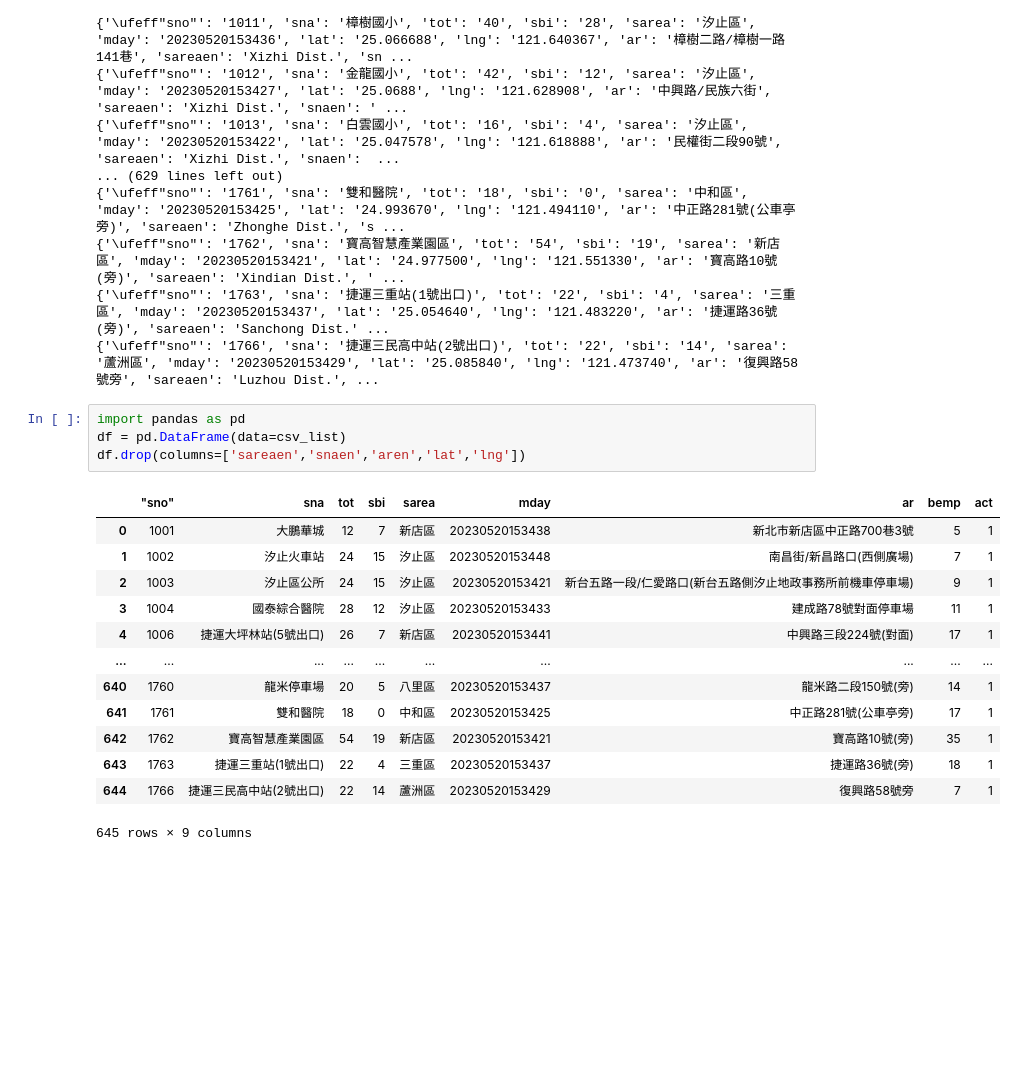
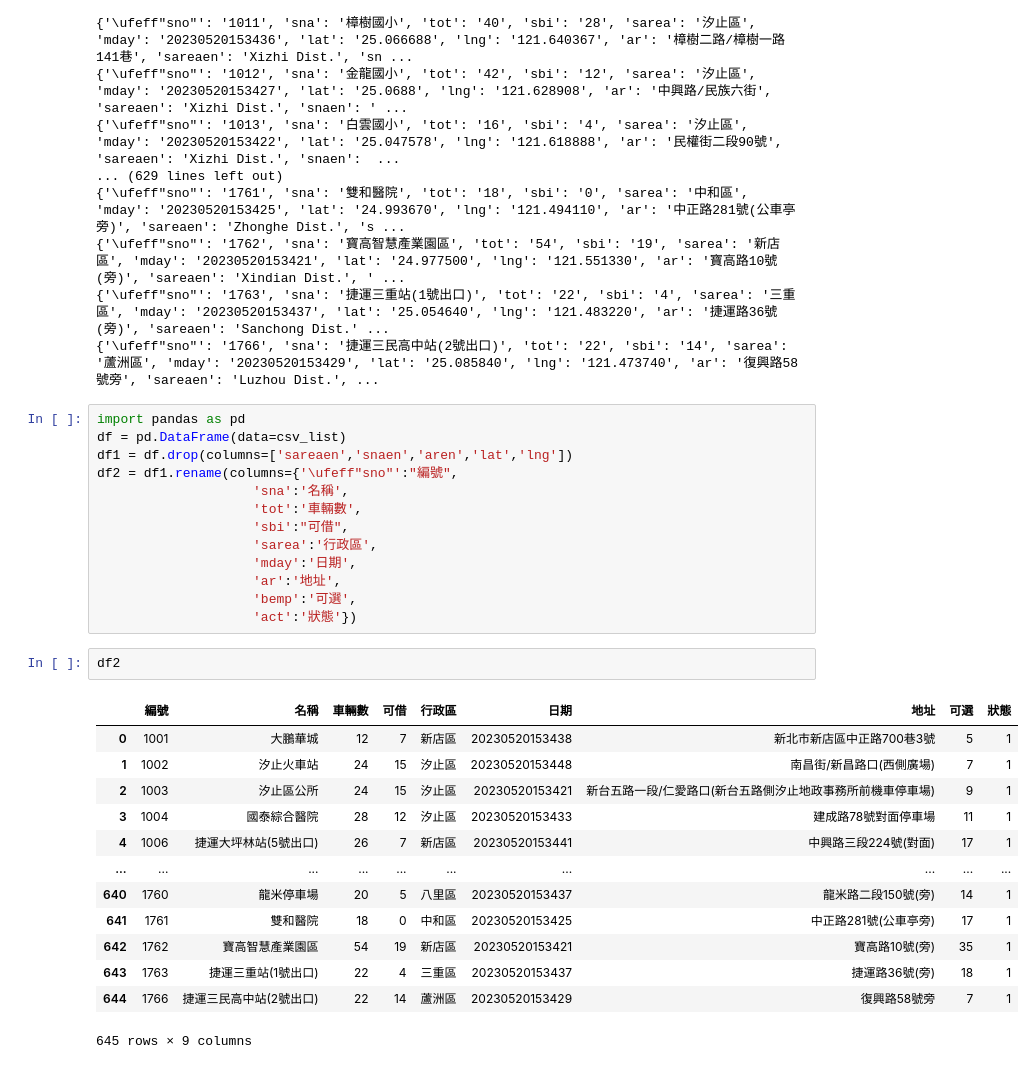
Before and after one commit to weizai1130/python_flask, a Jupyter notebook: lesson6_3.ipynb, the cells around one changed output. Drawn from its saved outputs; the diff is of its cells as text; blank space fills up the shorter version.

```diff
--- a/lesson6_3.ipynb
+++ b/lesson6_3.ipynb
@@ -54,18 +54,29 @@ for item_dict in csv_list:
 # %%
 import pandas as pd
 df = pd.DataFrame(data=csv_list)
-df.drop(columns=['sareaen','snaen','aren','lat','lng'])
+df1 = df.drop(columns=['sareaen','snaen','aren','lat','lng'])
+df2 = df1.rename(columns={'\ufeff"sno"':"編號",
+                    'sna':'名稱',
+                    'tot':'車輛數',
+                    'sbi':"可借",
+                    'sarea':'行政區',
+                    'mday':'日期',
+                    'ar':'地址',
+                    'bemp':'可選',
+                    'act':'狀態'})
-# %% [output]
-|  | ﻿"sno" | sna | tot | sbi | sarea | mday | ar | bemp | act |
-| 0 | 1001 | 大鵬華城 | 12 | 7 | 新店區 | 20230520153438 | 新北市新店區中正路700巷3號 | 5 | 1 |
-| 1 | 1002 | 汐止火車站 | 24 | 15 | 汐止區 | 20230520153448 | 南昌街/新昌路口(西側廣場) | 7 | 1 |
-| 2 | 1003 | 汐止區公所 | 24 | 15 | 汐止區 | 20230520153421 | 新台五路一段/仁愛路口(新台五路側汐止地政事務所前機車停車場) | 9 | 1 |
-| 3 | 1004 | 國泰綜合醫院 | 28 | 12 | 汐止區 | 20230520153433 | 建成路78號對面停車場 | 11 | 1 |
-| 4 | 1006 | 捷運大坪林站(5號出口) | 26 | 7 | 新店區 | 20230520153441 | 中興路三段224號(對面) | 17 | 1 |
-| ... | ... | ... | ... | ... | ... | ... | ... | ... | ... |
-| 640 | 1760 | 龍米停車場 | 20 | 5 | 八里區 | 20230520153437 | 龍米路二段150號(旁) | 14 | 1 |
-| 641 | 1761 | 雙和醫院 | 18 | 0 | 中和區 | 20230520153425 | 中正路281號(公車亭旁) | 17 | 1 |
-| 642 | 1762 | 寶高智慧產業園區 | 54 | 19 | 新店區 | 20230520153421 | 寶高路10號(旁) | 35 | 1 |
-| 643 | 1763 | 捷運三重站(1號出口) | 22 | 4 | 三重區 | 20230520153437 | 捷運路36號(旁) | 18 | 1 |
-| 644 | 1766 | 捷運三民高中站(2號出口) | 22 | 14 | 蘆洲區 | 20230520153429 | 復興路58號旁 | 7 | 1 |
-645 rows × 9 columns
+# %%
+df2
+# %% [output]
+|  | 編號 | 名稱 | 車輛數 | 可借 | 行政區 | 日期 | 地址 | 可選 | 狀態 |
+| 0 | 1001 | 大鵬華城 | 12 | 7 | 新店區 | 20230520153438 | 新北市新店區中正路700巷3號 | 5 | 1 |
+| 1 | 1002 | 汐止火車站 | 24 | 15 | 汐止區 | 20230520153448 | 南昌街/新昌路口(西側廣場) | 7 | 1 |
+| 2 | 1003 | 汐止區公所 | 24 | 15 | 汐止區 | 20230520153421 | 新台五路一段/仁愛路口(新台五路側汐止地政事務所前機車停車場) | 9 | 1 |
+| 3 | 1004 | 國泰綜合醫院 | 28 | 12 | 汐止區 | 20230520153433 | 建成路78號對面停車場 | 11 | 1 |
+| 4 | 1006 | 捷運大坪林站(5號出口) | 26 | 7 | 新店區 | 20230520153441 | 中興路三段224號(對面) | 17 | 1 |
+| ... | ... | ... | ... | ... | ... | ... | ... | ... | ... |
+| 640 | 1760 | 龍米停車場 | 20 | 5 | 八里區 | 20230520153437 | 龍米路二段150號(旁) | 14 | 1 |
+| 641 | 1761 | 雙和醫院 | 18 | 0 | 中和區 | 20230520153425 | 中正路281號(公車亭旁) | 17 | 1 |
+| 642 | 1762 | 寶高智慧產業園區 | 54 | 19 | 新店區 | 20230520153421 | 寶高路10號(旁) | 35 | 1 |
+| 643 | 1763 | 捷運三重站(1號出口) | 22 | 4 | 三重區 | 20230520153437 | 捷運路36號(旁) | 18 | 1 |
+| 644 | 1766 | 捷運三民高中站(2號出口) | 22 | 14 | 蘆洲區 | 20230520153429 | 復興路58號旁 | 7 | 1 |
+645 rows × 9 columns
```
